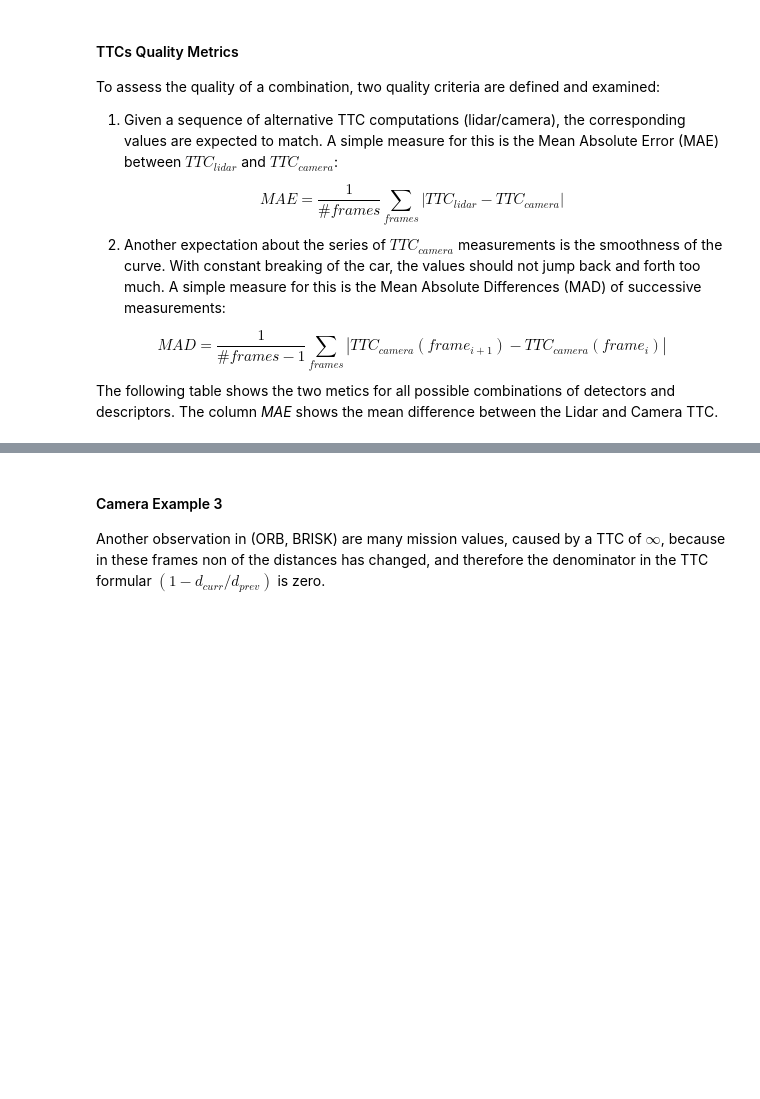
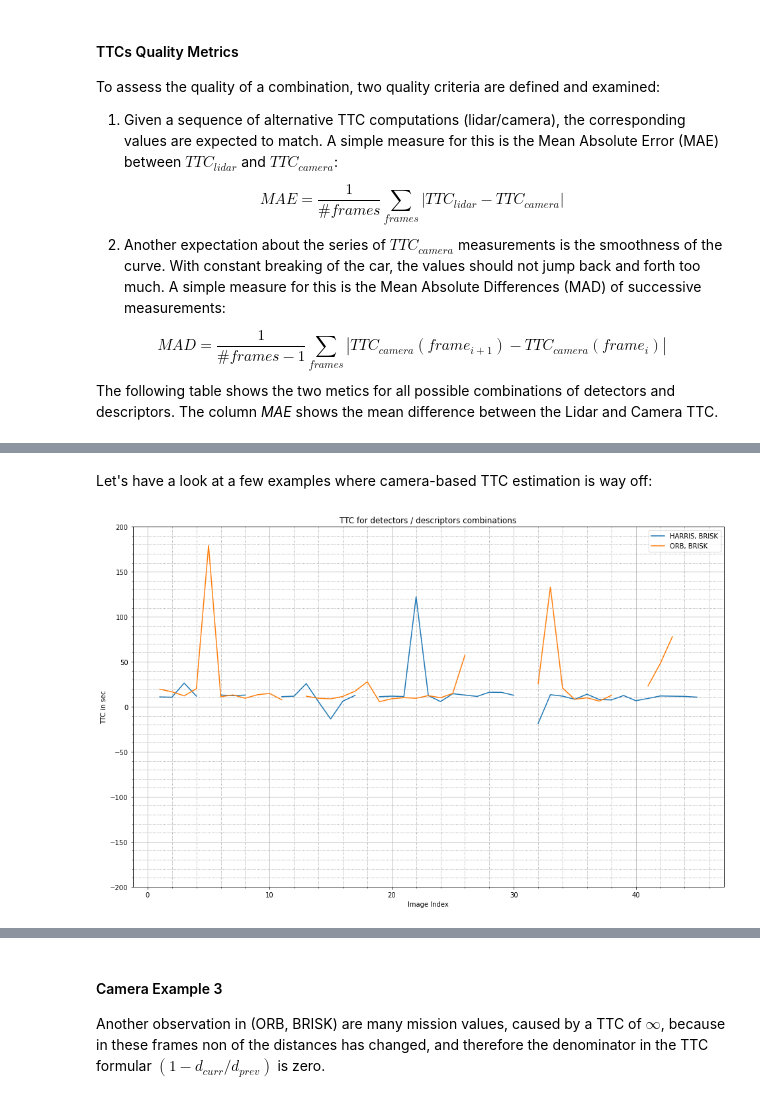
Before and after one commit to Voxelworld/nd313-camera-final, a Jupyter notebook: report/Report.ipynb, the cells around one changed output, grey strips where cells are left out. Saved outputs shown, nothing was run; the diff lists cells and outputs as text; code cells hidden in the pictures; blank space fills up the shorter version.

```diff
--- a/report/Report.ipynb
+++ b/report/Report.ipynb
@@ -396 +422,11 @@ plot_ttc(worst_keys)
+# %% [markdown]
+Let's have a look at a few examples where camera-based TTC estimation is way off:
+# %%
+selected_combinations = (
+    ("HARRIS", "BRISK"),
+    ("ORB", "BRISK"),
+)
+plot_ttc(selected_combinations, ylim=(-200,200))
+# %% [output]
+[figure, added]
 # %% [markdown]
```
Also changed, not shown: parts of 15 cells of this notebook, 2 other files.
